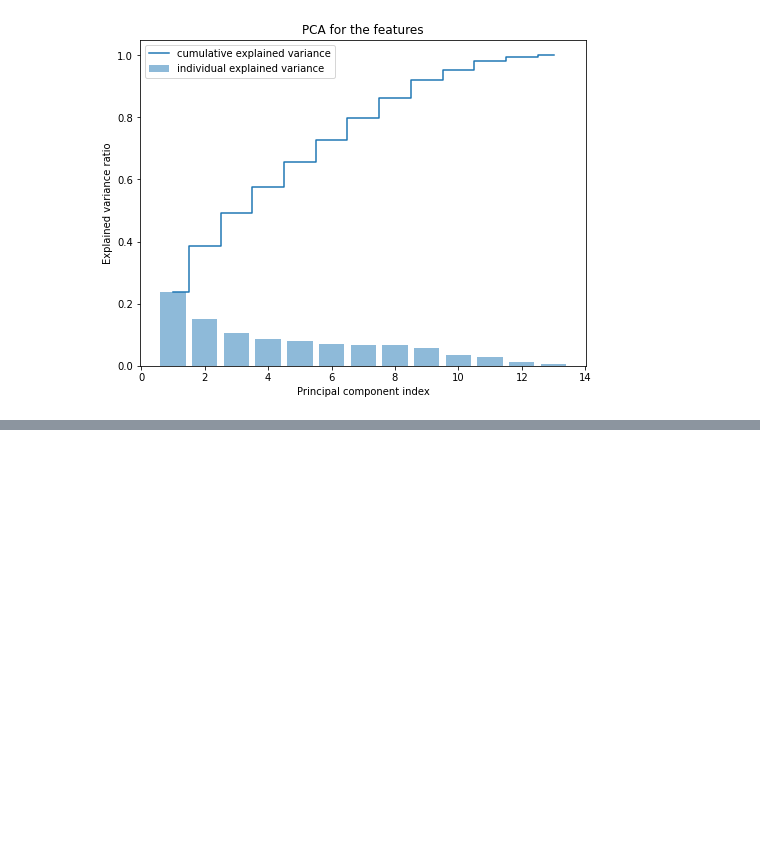
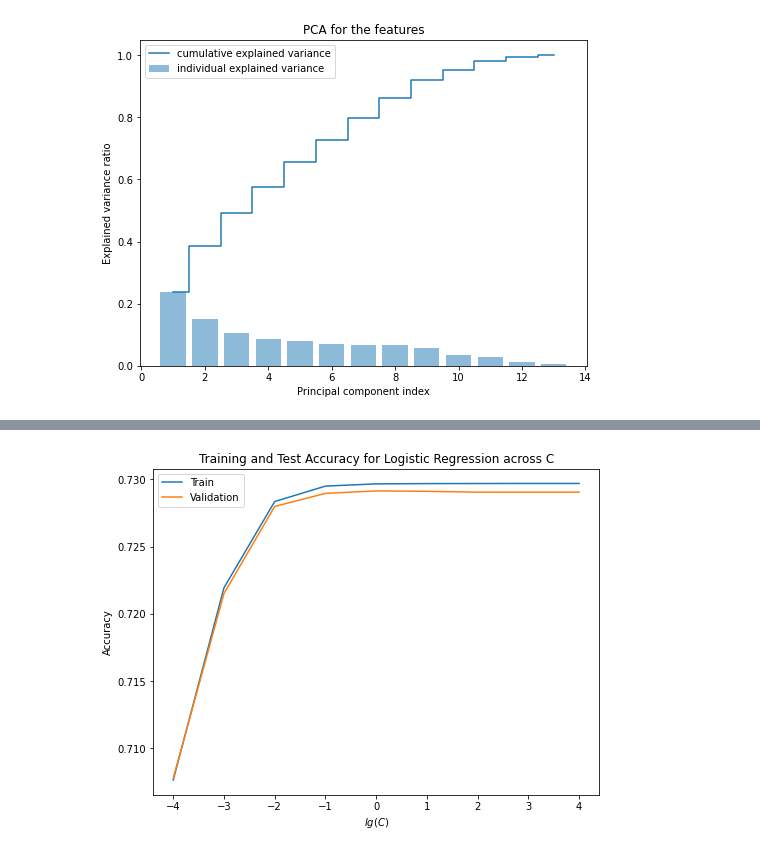
Before and after one commit to miaowu128/Spotify_Song_Hit_Prediction, a Jupyter notebook: 209 project.ipynb, the cells around one changed output, grey strips where cells are left out. Cells and saved outputs as stored; diff of their text form; code cells hidden in the pictures; blank space fills up the shorter version.

```diff
--- a/209 project.ipynb
+++ b/209 project.ipynb
@@ -429,0 +527,12 @@ The test accuracy score for decision tree is 0.714
+# %%
+fig, ax = plt.subplots(figsize = (8, 6))
+
+ax.plot(np.log10(Cs), train_acc_list, label="Train")
+ax.plot(np.log10(Cs), val_acc_list, label="Validation")
+ax.set_xlabel(f"$lg(C)$")
+ax.set_ylabel("Accuracy")
+ax.set_title("Training and Test Accuracy for Logistic Regression across C")
+ax.legend()
+plt.show()
+# %% [output]
+[figure, added]
```
Also changed, not shown: parts of 50 cells of this notebook.
